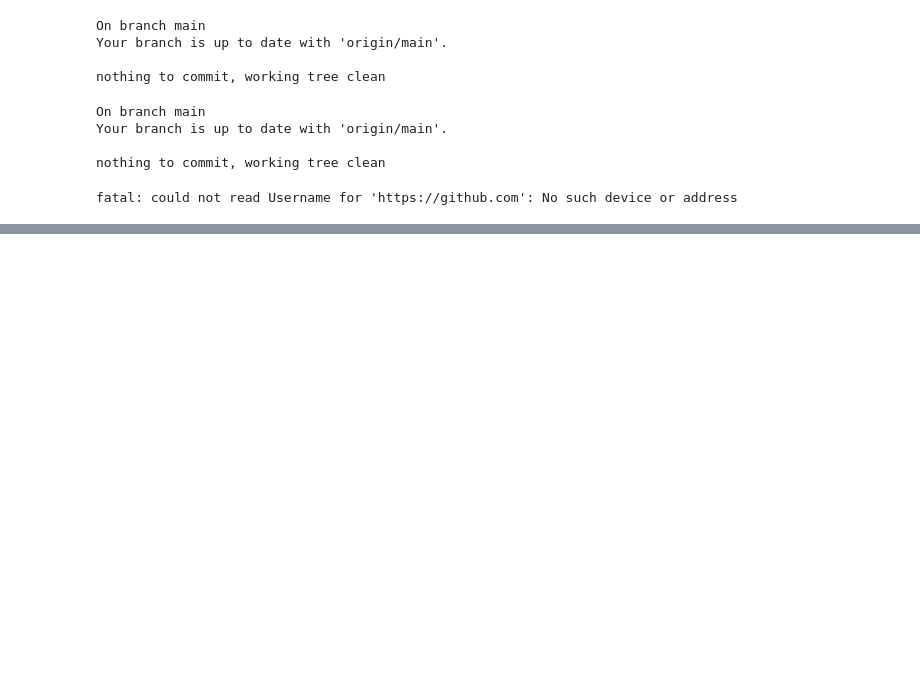
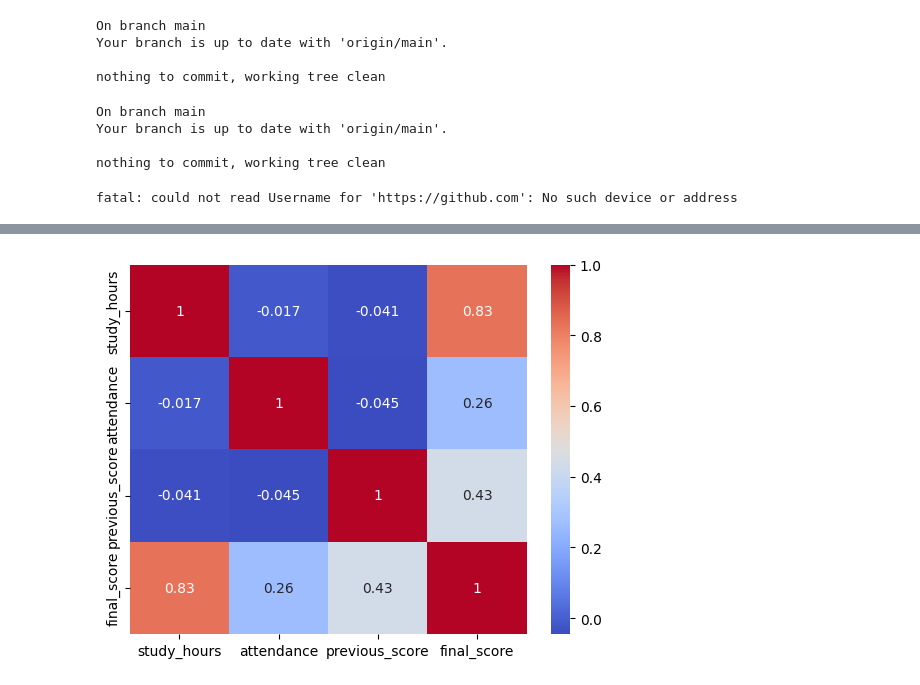
Before and after one commit to Ayush-b500/Student-Performance-Prediction, a Jupyter notebook: 01.ipynb, the cells around one changed output, grey strips where cells are left out. Drawn from its saved outputs; the diff is of its cells as text; code cells hidden in the pictures; blank space fills up the shorter version.

```diff
--- a/01.ipynb
+++ b/01.ipynb
@@ -105,0 +117,5 @@ fatal: could not read Username for 'https://github.com': No such device or addre
+# %%
+sns.heatmap(df.corr(), annot=True, cmap="coolwarm")
+plt.show()
+# %% [output]
+[figure, added]
```
Also changed, not shown: parts of 5 cells of this notebook.
